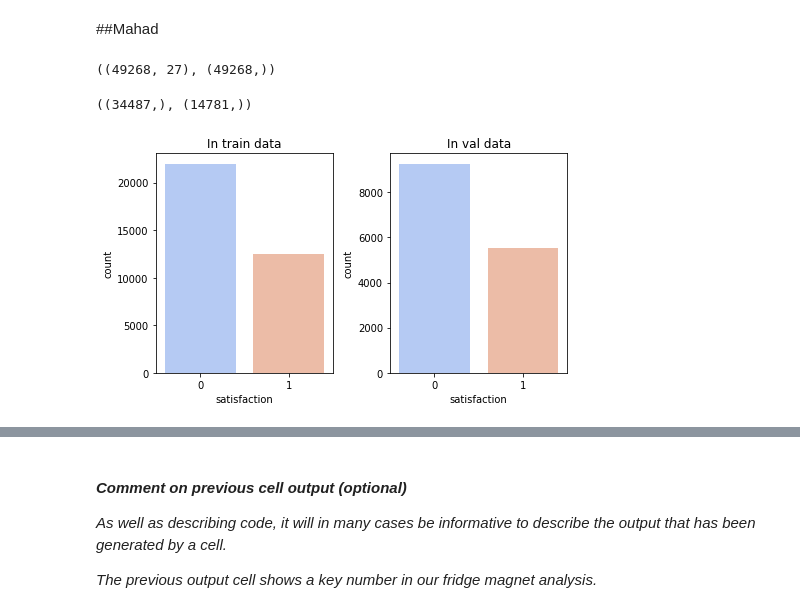
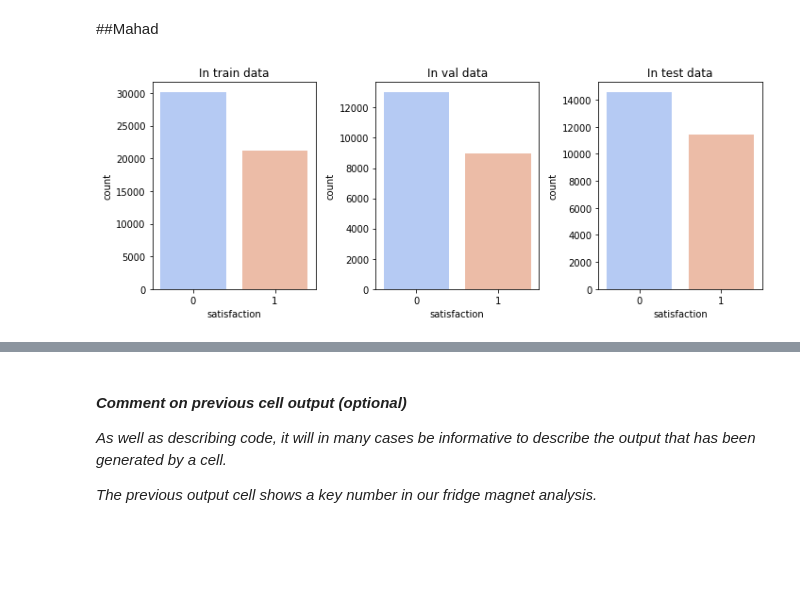
Before and after one commit to buthaina279/P4DS, a Jupyter notebook: A3_Data_Analysis_Project.ipynb, the cells around one changed output, grey strips where cells are left out. Drawn from its saved outputs; the diff is of its cells as text; code cells hidden in the pictures; blank space fills up the shorter version.

```diff
--- a/A3_Data_Analysis_Project.ipynb
+++ b/A3_Data_Analysis_Project.ipynb
@@ -389,3 +739,0 @@ sns.boxplot(x=airline_train['Arrival Delay in Minutes'])
-# %%
-#remove outliers
-airline_train = airline_train[airline_train['Arrival Delay in Minutes'] <= 13]
@@ -414,3 +739,0 @@ airline_train.head(5)
-# %%
-#encoding categorical variable
-airline_train["satisfaction"]=airline_train["satisfaction"].map({"satisfied":1,"neutral or dissatisfied":0})
@@ -596,0 +751,3 @@ g.map(sns.histplot, "Flight Distance")
+# %%
+airline_train["satisfaction"] = LabelEncoder().fit_transform(airline_train["satisfaction"])
+airline_test["satisfaction"] = LabelEncoder().fit_transform(airline_test["satisfaction"])
@@ -596,0 +789,3 @@ g.map(sns.histplot, "Flight Distance")
+# %%
+test_ft, test_lb = separate_features_and_label(airline_test)
+test_ft.shape, test_lb.shape
@@ -609,9 +827,0 @@ from sklearn import metrics
-# %%
-def separate_features_and_label(dataset):
-    features = dataset.drop("satisfaction", axis = 1)
-    labels = dataset["satisfaction"]
-    return (features, labels)
-train_features, train_labels = separate_features_and_label(airline_train)
-train_features.shape, train_labels.shape
-# %% [output]
-((49268, 27), (49268,))
@@ -621,28 +828,24 @@ train_features.shape, train_labels.shape
-# %%
-train_ft, val_ft, train_lb, val_lb = train_test_split(train_features, train_labels, test_size = 0.3)
-train_lb.shape,val_lb.shape
-# %% [output]
-((34487,), (14781,))
 # %%
+#checking if there isn't to much biasness in the data for satisfaction
 def plot_labels():
     fig = plt.figure(figsize = (10, 4))
     plt.subplot(131)
     plt.title("In train data")
     sns.countplot(x = "satisfaction", data = pd.DataFrame(train_lb), palette = "coolwarm")
 
     plt.subplot(132)
     plt.title("In val data")
     sns.countplot(x = "satisfaction", data = pd.DataFrame(val_lb), palette = "coolwarm")
 
-    #plt.subplot(133)
-    #plt.title("In test data")
-    #sns.countplot(x = "satisfaction", data = pd.DataFrame(test_lb), palette = "coolwarm")
+    plt.subplot(133)
+    plt.title("In test data")
+    sns.countplot(x = "satisfaction", data = pd.DataFrame(test_lb), palette = "coolwarm")
 
     plt.tight_layout()
     plt.show()
 plot_labels()
 # %% [output]
-[figure, old version]
+[figure, new version]
 # %%
 from sklearn.model_selection import GridSearchCV
 
```
Also changed, not shown: parts of 165 cells of this notebook.
